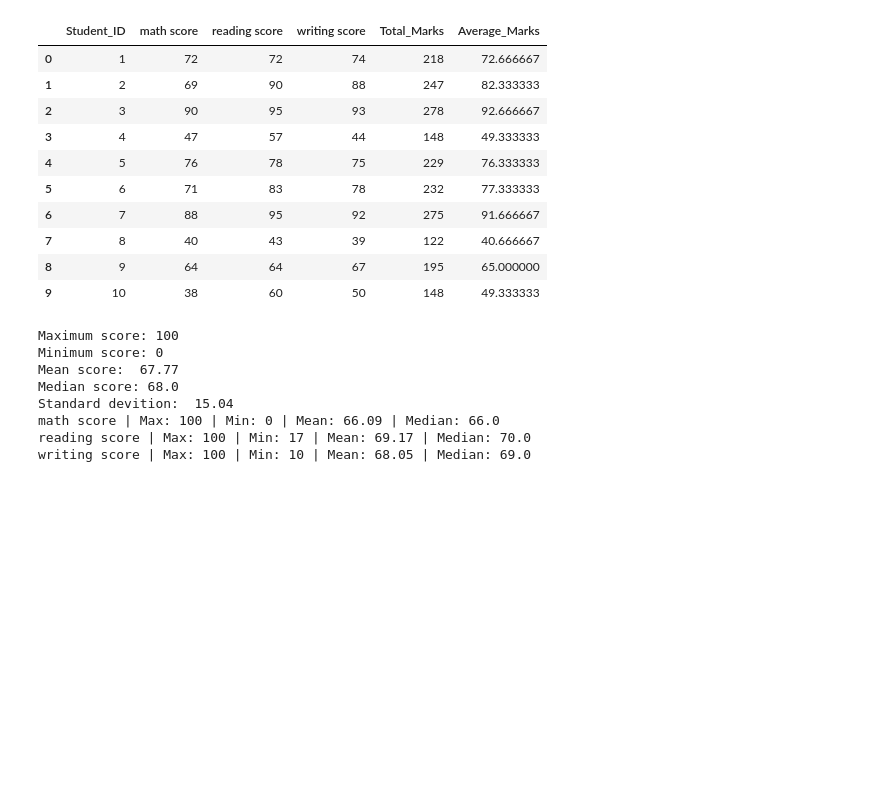
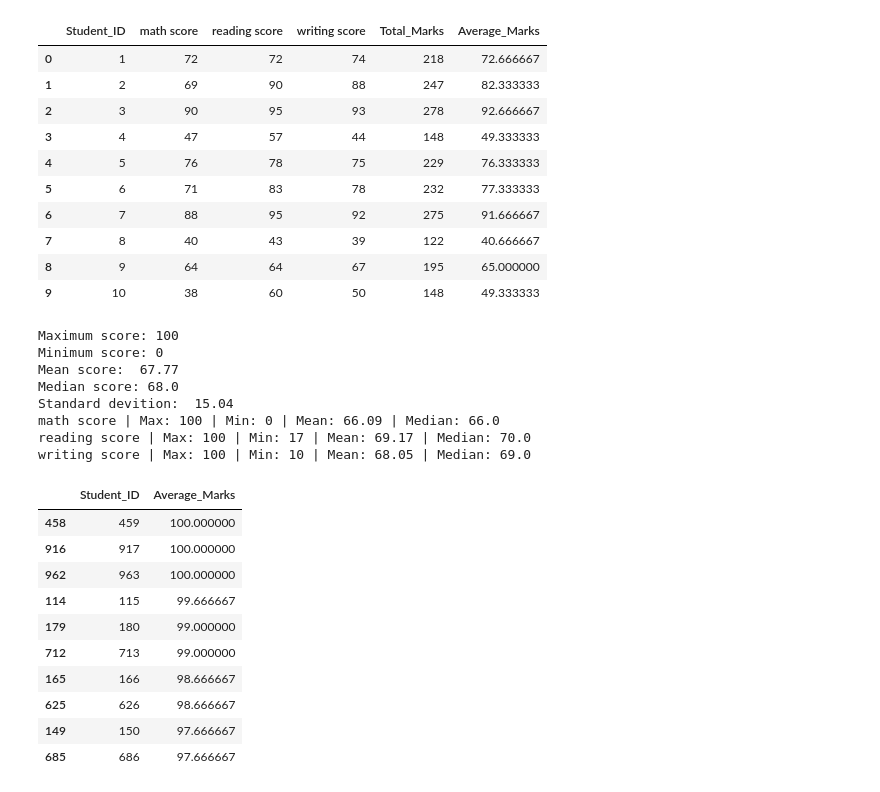
Before and after one commit to ranjansharma-ui/Machine-Learning, a Jupyter notebook: DataAnalyics.ipynb, the cells around one changed output. Drawn from its saved outputs; the diff is of its cells as text; code cells hidden in the pictures; blank space fills up the shorter version.

```diff
--- a/DataAnalyics.ipynb
+++ b/DataAnalyics.ipynb
@@ -133,3 +133,18 @@ Standard devition:  15.04
 math score | Max: 100 | Min: 0 | Mean: 66.09 | Median: 66.0
 reading score | Max: 100 | Min: 17 | Mean: 69.17 | Median: 70.0
 writing score | Max: 100 | Min: 10 | Mean: 68.05 | Median: 69.0
+# %%
+top_10 = df.nlargest(10,"Average_Marks")
+display(top_10[["Student_ID","Average_Marks"]])
+# %% [output]
+|  | Student_ID | Average_Marks |
+| 458 | 459 | 100.000000 |
+| 916 | 917 | 100.000000 |
+| 962 | 963 | 100.000000 |
+| 114 | 115 | 99.666667 |
+| 179 | 180 | 99.000000 |
+| 712 | 713 | 99.000000 |
+| 165 | 166 | 98.666667 |
+| 625 | 626 | 98.666667 |
+| 149 | 150 | 97.666667 |
+| 685 | 686 | 97.666667 |
```
Also changed, not shown: parts of 2 cells of this notebook.
